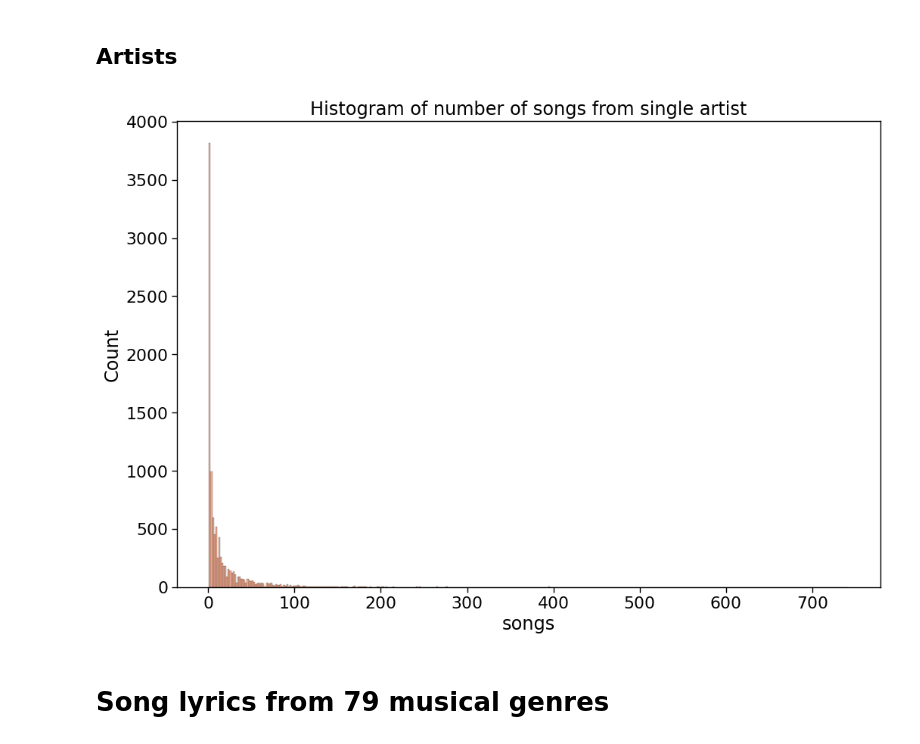
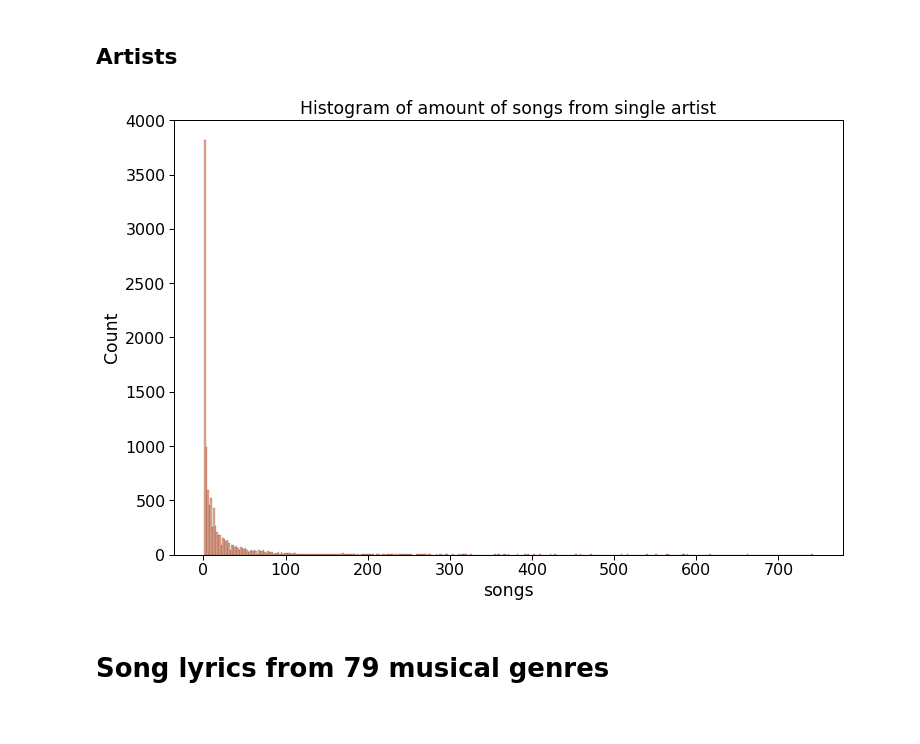
Before and after one commit to grant-TraDA/NLP-2022W, a Jupyter notebook: PROJECTS/music_genre_classification-bad/project1/code/exploratory_data_analysis.ipynb, the cells around one changed output. Saved outputs shown, nothing was run; the diff lists cells and outputs as text; code cells hidden in the pictures.

```diff
--- a/PROJECTS/music_genre_classification-bad/project1/code/exploratory_data_analysis.ipynb
+++ b/PROJECTS/music_genre_classification-bad/project1/code/exploratory_data_analysis.ipynb
@@ -14,12 +17,14 @@ data = data.drop('index', axis = 1)
 for word in ['"', 'VERSE', 'verse', 'Verse', 'CHORUS', 'Chorus', 'chorus']:
     data.lyrics = data.lyrics.str.replace(word, '')
 # %%
-lyrics = data.lyrics.str.split(' ')
+lyrics = data['lyrics'].str.split(" ")
 lyrics_len = [len(l) for l in lyrics]
 unique_words = [len(np.unique([w.lower() for w in l])) for l in lyrics]
+word_len = [np.mean([len(w) for w in l]) for l in lyrics]
 # %%
 data['lyrics_len'] = lyrics_len
 data['unique_words'] = unique_words
+data['word_len'] = word_len
 # %%
 data
 # %% [output]
@@ -95,17 +156,17 @@ plt.show()
 ## Artists
 # %%
 plot_data = data.groupby(['artist']).agg(
-    songs=('song', 'count'),
-    mean_lyrics_len=('lyrics_len', 'mean'),
-    mean_unique_words=('unique_words', 'mean'))
+    songs=('song','count'),
+    mean_lyric_len = ('lyrics_len', 'mean'),
+    mean_unique_words = ('unique_words', 'mean'))
 plot_data = plot_data.reset_index()
 plot_data = plot_data.sort_values('songs', ascending=False)
 # %%
-ax = sns.histplot(data=plot_data, x='songs')
-ax.set_title('Histogram of number of songs from single artist')
+ax = sns.histplot(data=plot_data, x = 'songs')
+ax.set_title("Histogram of amount of songs from single artist")
 plt.show()
 # %% [output]
-[figure, old version]
+[figure, new version]
 # %% [markdown]
 # Song lyrics from 79 musical genres
 # %% [markdown]
```
Also changed, not shown: parts of 37 cells of this notebook, 3 other files.
